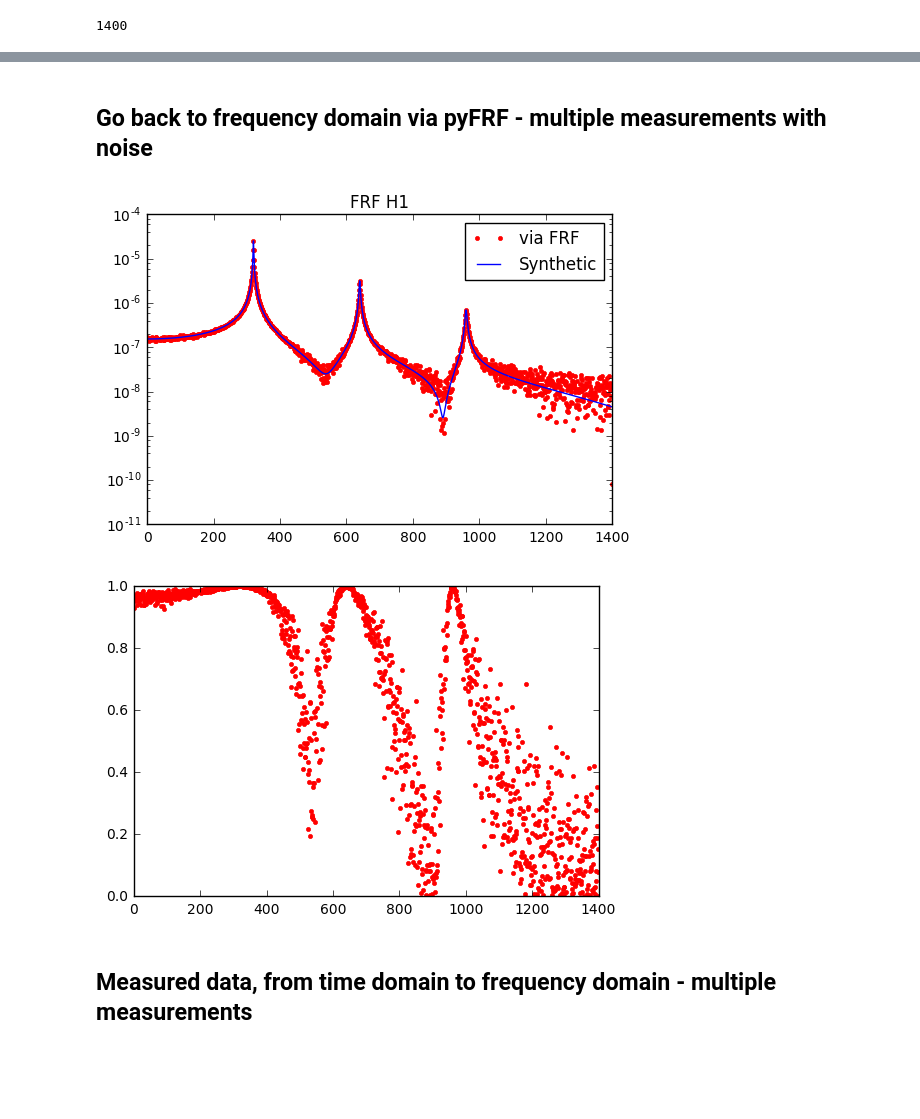
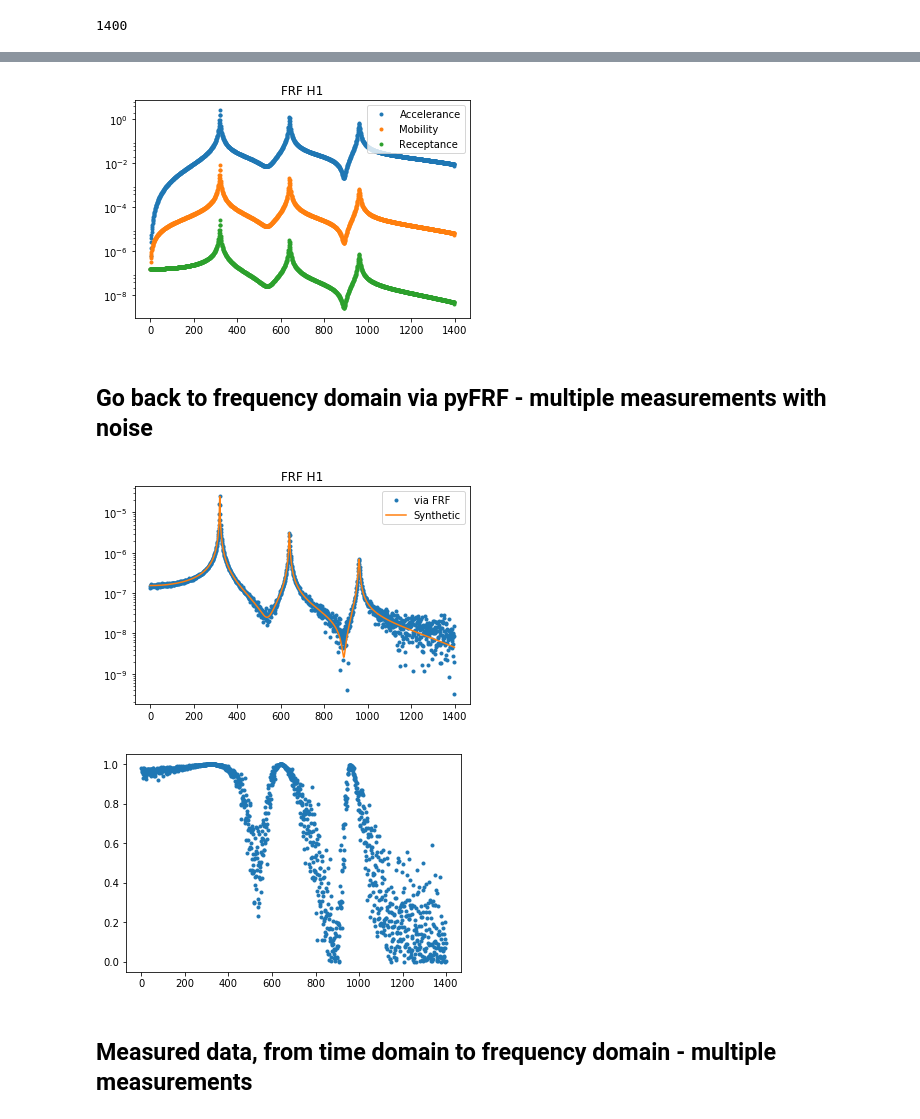
Before and after one commit to ladisk/pyFRF, a Jupyter notebook: Showcase pyFRF.ipynb, the cells around one changed output, grey strips where cells are left out. Cells and saved outputs as stored; diff of their text form; code cells hidden in the pictures; blank space fills up the shorter version.

```diff
--- a/Showcase pyFRF.ipynb
+++ b/Showcase pyFRF.ipynb
@@ -86,25 +86,34 @@ plt.legend();
+# %%
+plt.semilogy(frf.get_f_axis(), np.abs(frf.get_FRF(form='accelerance')), '.', label='Accelerance')
+plt.semilogy(frf.get_f_axis(), np.abs(frf.get_FRF(form='mobility')), '.', label='Mobility')
+plt.semilogy(frf.get_f_axis(), np.abs(frf.get_FRF(form='receptance')), '.', label='Receptance')
+plt.title('FRF H1')
+plt.legend();
+# %% [output]
+[figure, added]
 # %% [markdown]
 ## Go back to frequency domain via pyFRF - multiple measurements with noise
 # %%
 # prepare the instance of FRF
 averages = 10
-frf = FRF(sampling_freq=1/t[1], fft_len=len(h), exc_window='None', resp_window='None', weighting='Linear', n_averages=averages)
+frf = FRF(sampling_freq=1/t[1], fft_len=len(h), exc_window='None', \
+          resp_window='None', resp_type='d', weighting='Linear', n_averages=averages)
 # %%
 k = 0.1 # rate of noise
 for i in range(averages):
     noise = k * (np.random.rand(len(h))-0.5) * np.std(h)
     frf.add_data(exc, h + noise)
 # %%
-plt.semilogy(frf.get_f_axis(), np.abs(frf.get_H1()), 'r.', label='via FRF')
+plt.semilogy(frf.get_f_axis(), np.abs(frf.get_H1()), '.', label='via FRF')
 plt.semilogy(f, np.abs(H1_syn), label='Synthetic')
 plt.title('FRF H1')
 plt.legend();
 # %% [output]
-[figure, old version]
+[figure, new version]
 # %%
-plt.plot(frf.get_f_axis(), frf.get_coherence(), 'r.');
+plt.plot(frf.get_f_axis(), frf.get_coherence(), '.');
 # %% [output]
-[figure, old version]
+[figure, new version]
 # %% [markdown]
 ## Measured data, from time domain to frequency domain - multiple measurements
 # %% [markdown]
```
Also changed, not shown: parts of 10 cells of this notebook, 3 other files.
